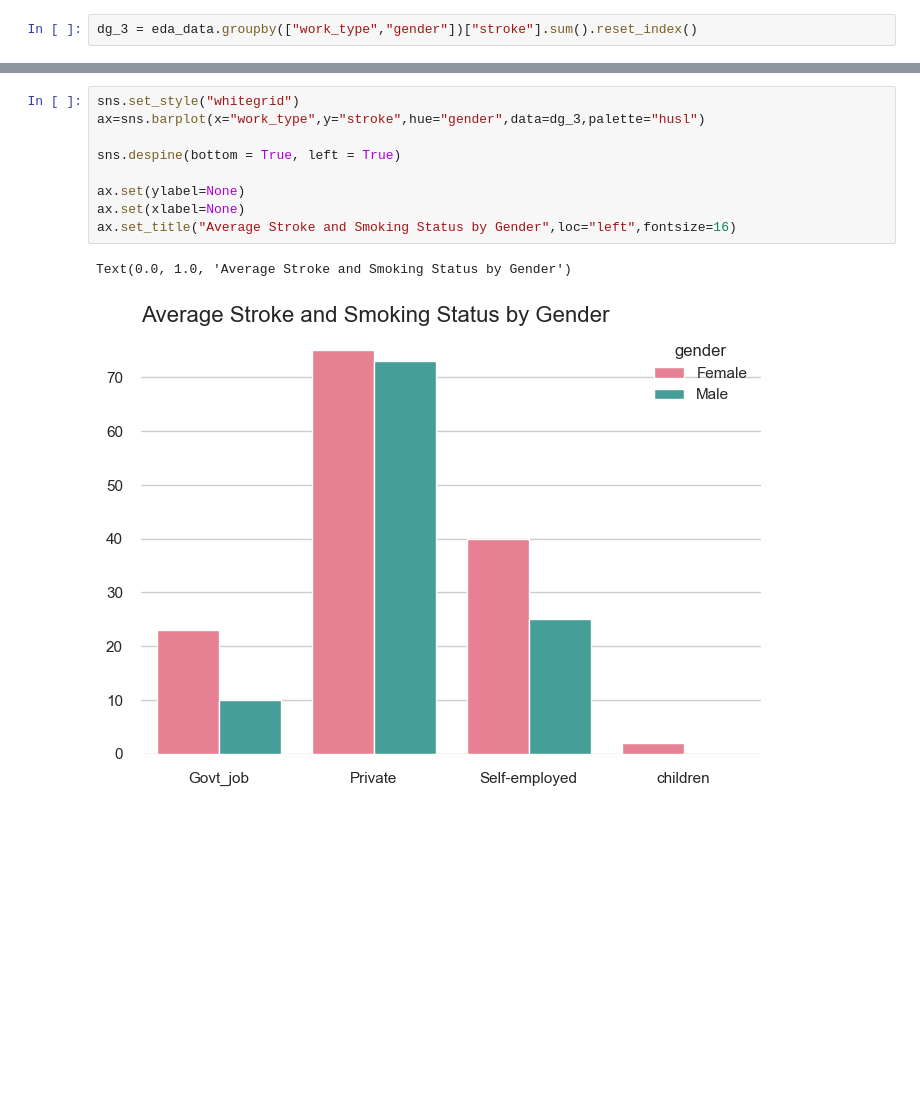
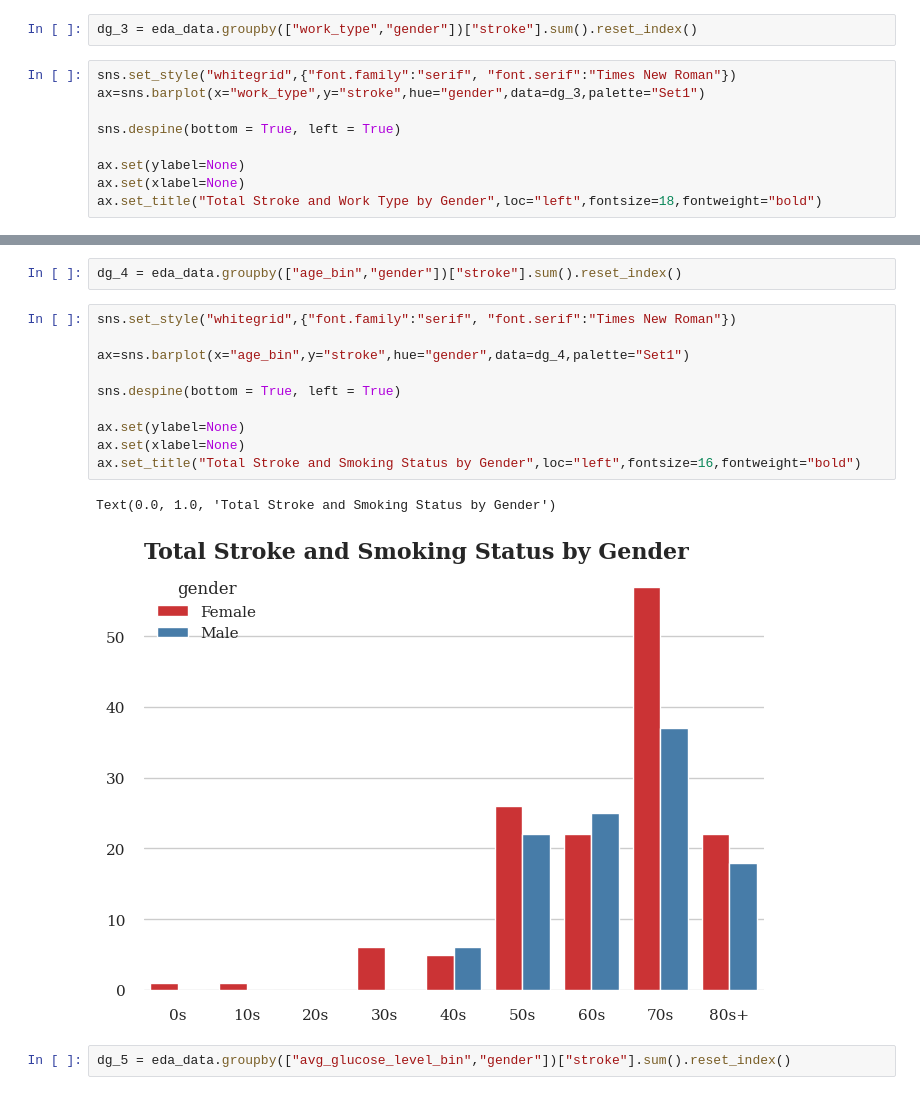
Before and after one commit to emirhansilsupur/brain-stroke-prediction, a Jupyter notebook: brain_stroke.ipynb, the cells around one changed output, grey strips where cells are left out. Drawn from its saved outputs; the diff is of its cells as text; blank space fills up the shorter version.

```diff
--- a/brain_stroke.ipynb
+++ b/brain_stroke.ipynb
@@ -534,2 +540,11 @@ Text(0.0, 1.0, 'Total Stroke and Smoking Status by Gender')
 # %%
 dg_3 = eda_data.groupby(["work_type","gender"])["stroke"].sum().reset_index()
+# %%
+sns.set_style("whitegrid",{"font.family":"serif", "font.serif":"Times New Roman"})
+ax=sns.barplot(x="work_type",y="stroke",hue="gender",data=dg_3,palette="Set1")
+
+sns.despine(bottom = True, left = True)
+
+ax.set(ylabel=None)
+ax.set(xlabel=None)
+ax.set_title("Total Stroke and Work Type by Gender",loc="left",fontsize=18,fontweight="bold")
@@ -536,12 +554,17 @@ dg_3 = eda_data.groupby(["work_type","gender"])["stroke"].sum().reset_index()
+# %%
+dg_4 = eda_data.groupby(["age_bin","gender"])["stroke"].sum().reset_index()
 # %%
-sns.set_style("whitegrid")
-ax=sns.barplot(x="work_type",y="stroke",hue="gender",data=dg_3,palette="husl")
+sns.set_style("whitegrid",{"font.family":"serif", "font.serif":"Times New Roman"})
+
+ax=sns.barplot(x="age_bin",y="stroke",hue="gender",data=dg_4,palette="Set1")
 
 sns.despine(bottom = True, left = True)
 
 ax.set(ylabel=None)
 ax.set(xlabel=None)
-ax.set_title("Average Stroke and Smoking Status by Gender",loc="left",fontsize=16)
+ax.set_title("Total Stroke and Smoking Status by Gender",loc="left",fontsize=16,fontweight="bold")
 # %% [output]
-Text(0.0, 1.0, 'Average Stroke and Smoking Status by Gender')
+Text(0.0, 1.0, 'Total Stroke and Smoking Status by Gender')
-[figure, old version]
+[figure, new version]
+# %%
+dg_5 = eda_data.groupby(["avg_glucose_level_bin","gender"])["stroke"].sum().reset_index()
```
Also changed, not shown: parts of 6 cells of this notebook.
